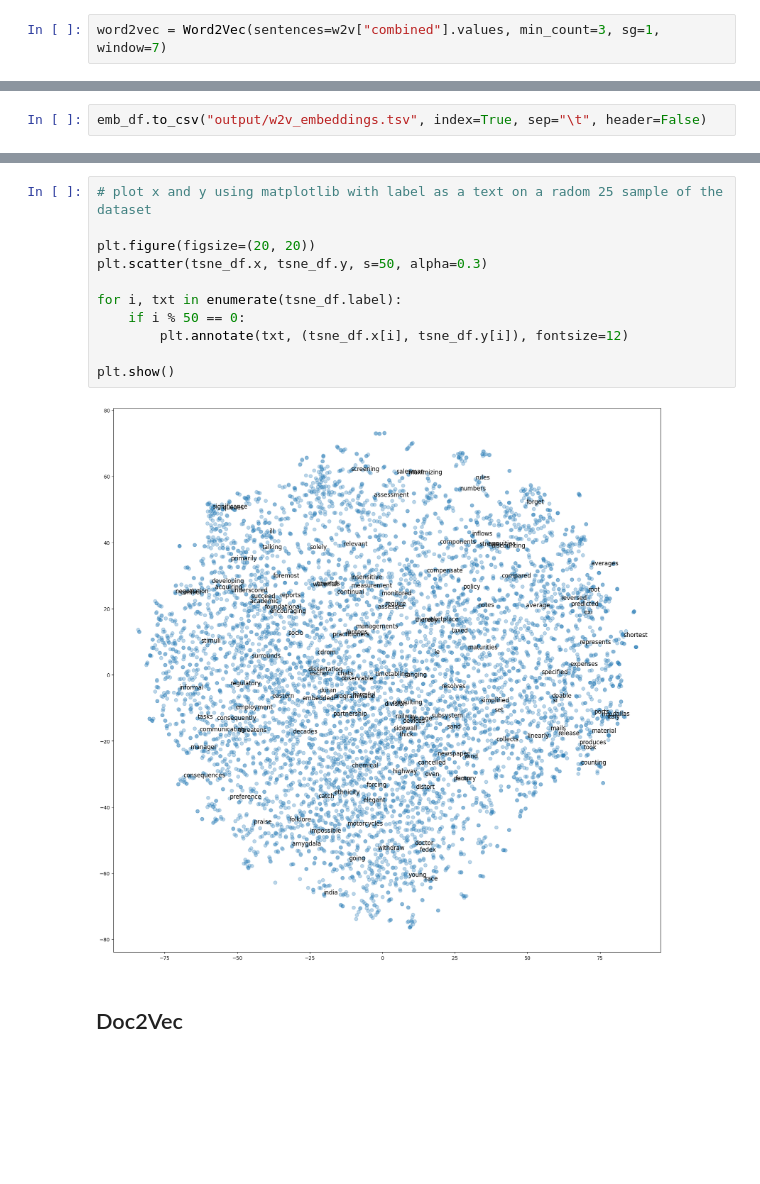
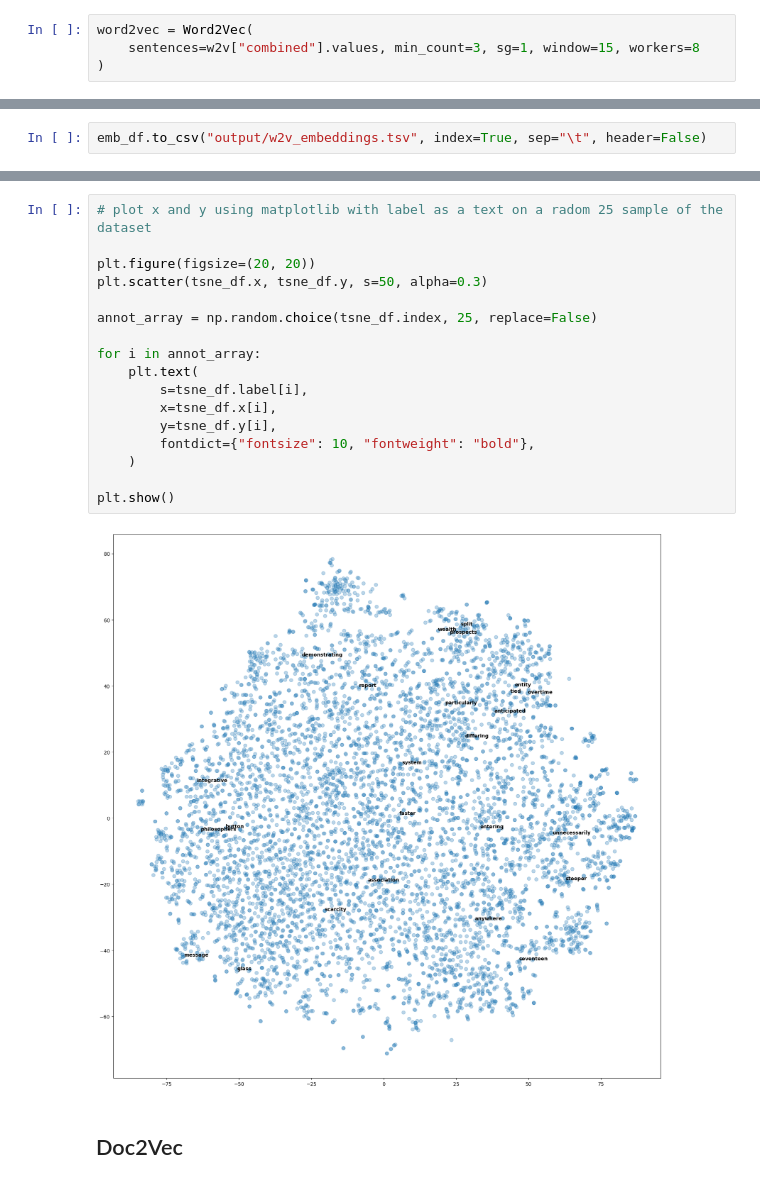
Before and after one commit to odu-emse/mms, a Jupyter notebook: embedders.ipynb, the cells around one changed output, grey strips where cells are left out. Cells and saved outputs as stored; diff of their text form; blank space fills up the shorter version.

Commit message:
feat: worked on BERT text vectorization

```diff
--- a/embedders.ipynb
+++ b/embedders.ipynb
@@ -158,7 +158,9 @@ w2v = data.copy()
 # %% [markdown]
 ## Word2Vec
 # %%
-word2vec = Word2Vec(sentences=w2v["combined"].values, min_count=3, sg=1, window=7)
+word2vec = Word2Vec(
+    sentences=w2v["combined"].values, min_count=3, sg=1, window=15, workers=8
+)
 # %%
 for index, word in enumerate(word2vec.wv.index_to_key):
     if index == 10:
@@ -245,16 +247,22 @@ tsne_df.head()
 # %%
 # plot x and y using matplotlib with label as a text on a radom 25 sample of the dataset
 
 plt.figure(figsize=(20, 20))
 plt.scatter(tsne_df.x, tsne_df.y, s=50, alpha=0.3)
 
-for i, txt in enumerate(tsne_df.label):
-    if i % 50 == 0:
-        plt.annotate(txt, (tsne_df.x[i], tsne_df.y[i]), fontsize=12)
+annot_array = np.random.choice(tsne_df.index, 25, replace=False)
+
+for i in annot_array:
+    plt.text(
+        s=tsne_df.label[i],
+        x=tsne_df.x[i],
+        y=tsne_df.y[i],
+        fontdict={"fontsize": 10, "fontweight": "bold"},
+    )
 
 plt.show()
 # %% [output]
-[figure, old version]
+[figure, new version]
 # %% [markdown]
 ## Doc2Vec
 # %%
```
Also changed, not shown: parts of 10 cells of this notebook, 1 other file.
